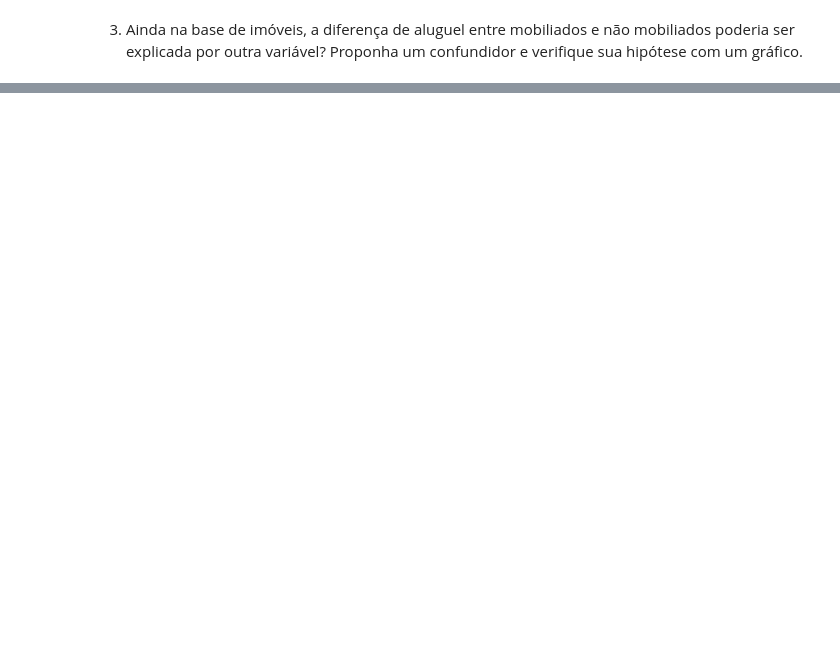
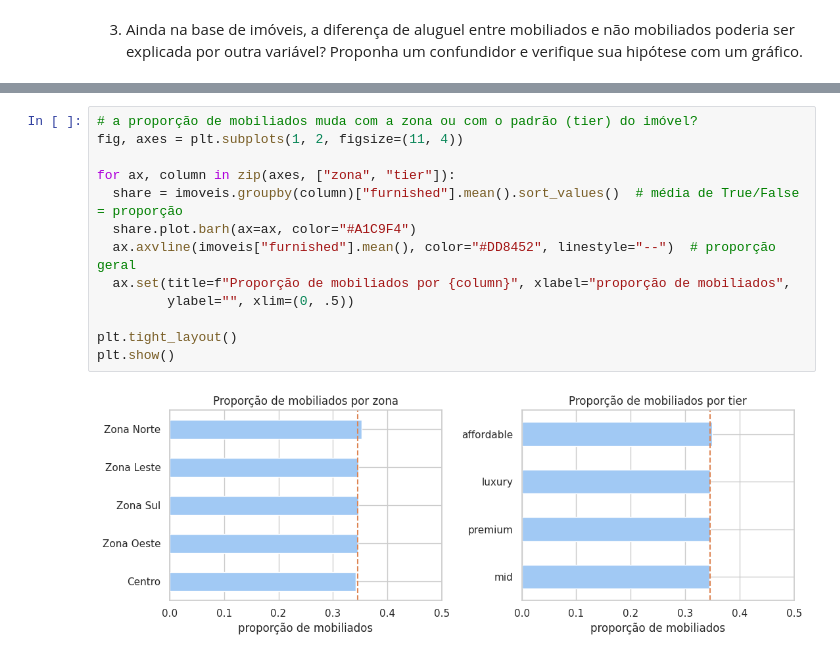
Before and after one commit to helena-varela/ciencia-de-dados, a Jupyter notebook: Unidade_02/Aula_07/aula_07.ipynb, the cells around one changed output, grey strips where cells are left out. Cells and saved outputs as stored; diff of their text form; blank space fills up the shorter version.

```diff
--- a/Unidade_02/Aula_07/aula_07.ipynb
+++ b/Unidade_02/Aula_07/aula_07.ipynb
@@ -559,0 +771,15 @@ Em síntese, um efeito é "real" quando seria improvável sob o acaso (p-valor p
+# %%
+# a proporção de mobiliados muda com a zona ou com o padrão (tier) do imóvel?
+fig, axes = plt.subplots(1, 2, figsize=(11, 4))
+
+for ax, column in zip(axes, ["zona", "tier"]):
+  share = imoveis.groupby(column)["furnished"].mean().sort_values()  # média de True/False = proporção
+  share.plot.barh(ax=ax, color="#A1C9F4")
+  ax.axvline(imoveis["furnished"].mean(), color="#DD8452", linestyle="--")  # proporção geral
+  ax.set(title=f"Proporção de mobiliados por {column}", xlabel="proporção de mobiliados",
+         ylabel="", xlim=(0, .5))
+
+plt.tight_layout()
+plt.show()
+# %% [output]
+[figure, added]
```
Also changed, not shown: parts of 15 cells of this notebook.
